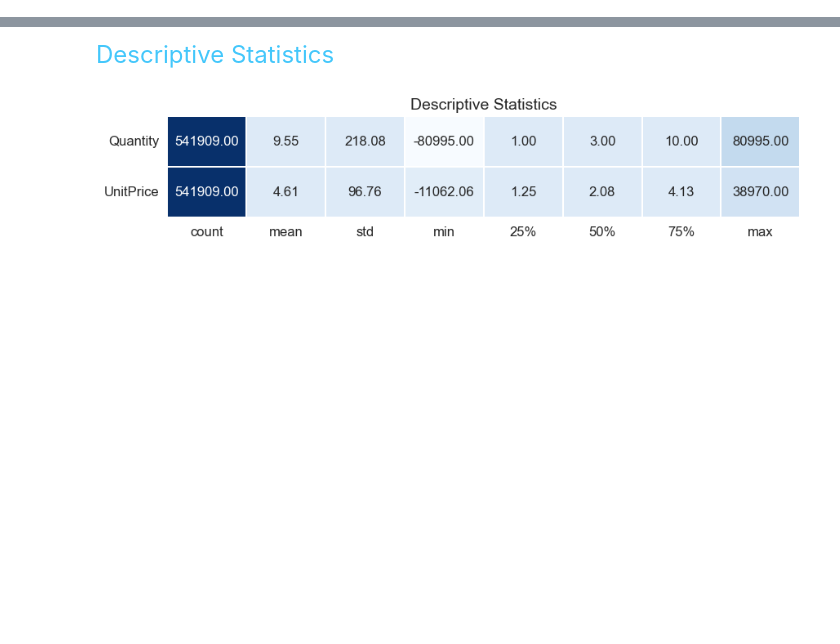
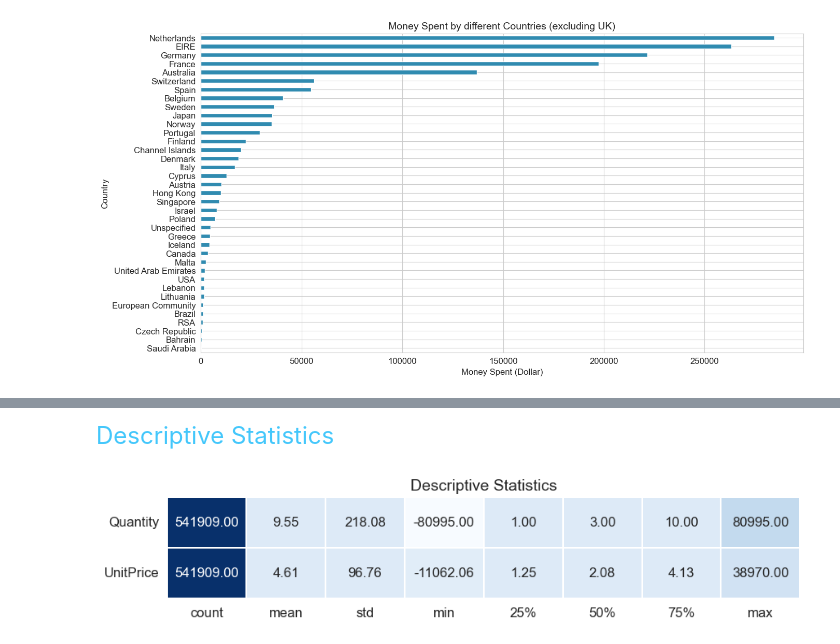
Before and after one commit to SidEnigma/eCommerce-CRM-Analytics, a Jupyter notebook: crm-analytics.ipynb, the cells around one changed output, grey strips where cells are left out. Saved outputs shown, nothing was run; the diff lists cells and outputs as text; code cells hidden in the pictures; blank space fills up the shorter version.

Commit message:
added graph for money spent by coutries without UK

```diff
--- a/crm-analytics.ipynb
+++ b/crm-analytics.ipynb
@@ -271,3 +271,17 @@ plt.show()
 # %% [output]
 [figure]
 [interactive output not drawn]
+# %%
+# Amount of money spent by different countries excluding UK
+group_country_amount_spent = df_new.groupby('Country')['AmountSpent'].sum().sort_values()
+del group_country_amount_spent['United Kingdom']
+
+# plotting total money spent by each country (without UK)
+plt.subplots(figsize=(15,8))
+group_country_amount_spent.plot(kind='barh', fontsize=12, color='#308bb0')
+plt.xlabel('Money Spent (Dollar)', fontsize=12)
+plt.ylabel('Country', fontsize=12)
+plt.title('Money Spent by different Countries (excluding UK)', fontsize=14)
+plt.show()
+# %% [output]
+[figure, added]
```
Also changed, not shown: parts of 1 cell of this notebook.
